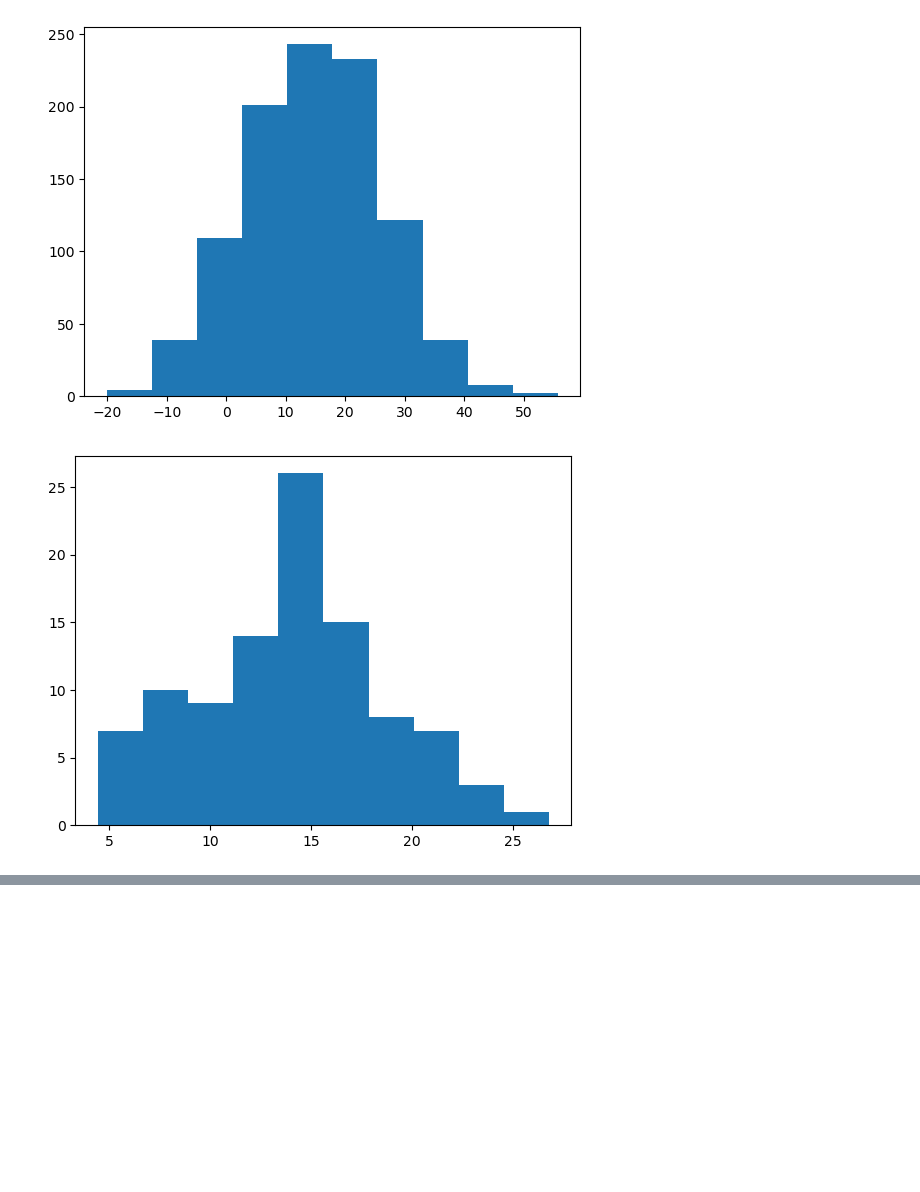
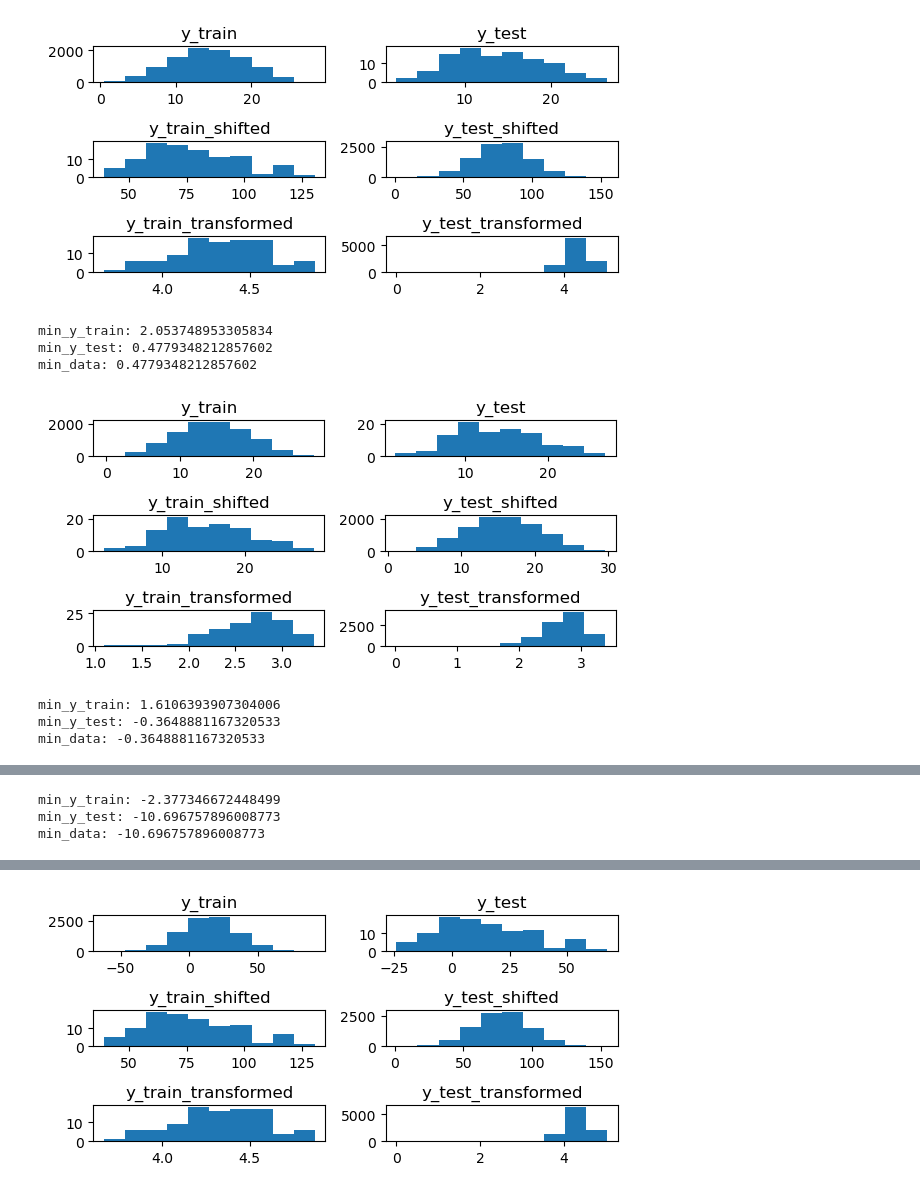
Before and after one commit to annegriddl/slds_stratification, a Jupyter notebook: Simulations/Experiments4 Final SetUp RF/data_transformations.ipynb, the cells around one changed output, grey strips where cells are left out. Drawn from its saved outputs; the diff is of its cells as text; code cells hidden in the pictures; blank space fills up the shorter version.

```diff
--- a/Simulations/Experiments4 Final SetUp RF/data_transformations.ipynb
+++ b/Simulations/Experiments4 Final SetUp RF/data_transformations.ipynb
@@ -33,6 +33,7 @@ min_y_test_log = min(y_test_log)
 print(min_y_test_log)
 
 # plot y_test
+fig, axs = plt.subplots(figsize=(3, 3))
 plt.hist(y_test_log)
 plt.show()
 # %% [output]
@@ -40,0 +67,13 @@ plt.show()
+# %%
+value_range_n_noise = []
+noise_levels = [0, 0.5, 5, 10, 20]
+
+for noise in noise_levels:
+    X_test, y_test = make_friedman1(n_samples=1000, n_features=10, noise=noise, random_state=1)
+    min_y_test = min(y_test)
+    max_y_test = max(y_test)
+    value_range_n_noise.append(max_y_test - min_y_test)
+    print(f" noise = {noise}, min_y_test = {min_y_test}, max_y_test = {max_y_test},  value_range = {max_y_test - min_y_test}")
+
+plt.plot(noise_levels, value_range_n_noise)
+plt.show()
@@ -43,31 +89,52 @@ Considering train and test data :
 # %%
-X_test, y_test = make_friedman1(n_samples=1000, n_features=10, noise=10, random_state=1)
-min_y_test = min(y_test)
+for noise in [0, 0.5, 5, 10, 20]:
+    fig, axs = plt.subplots(3, 2, figsize=(6, 3))
+    X_test, y_test = make_friedman1(n_samples=10000, n_features=10, noise=noise, random_state=1)
+    min_y_test = min(y_test)
 
-plt.hist(y_test)
-plt.show()
+    axs[0, 0].hist(y_test)
+    axs[0, 0].set_title('y_train')
 
+    X_train, y_train = make_friedman1(n_samples=100, n_features=10, noise=noise, random_state=2)
 
-X_train, y_train = make_friedman1(n_samples=100, n_features=10, noise=0.5, random_state=1)
+    axs[0, 1].hist(y_train)
+    axs[0, 1].set_title('y_test')
 
-plt.hist(y_train)
-plt.show()
+    min_y_train = min(y_train)
+    min_data = min(min_y_train, min_y_test)
 
-min_y_train= min(y_train)
-min_data = min(min_y_train, min_y_test)
+    if min_data < 0:
+        shifiting = abs(min_data) + 1.00000001
+        y_train_shifted = y_train + shifiting
+        y_test_shifted = y_test + shifiting
+        y_train_transformed = np.log(y_train_shifted)
+        y_test_transformed = np.log(y_test_shifted)
 
-if min_data < 0:
-    y_train_shifted = y_train + abs(min_data) + 1.00000001
-    y_test_shifted = y_test + abs(min_data) + 1.00000001
-    y_train_transformed = np.log(y_train_shifted)
-    y_test_transformed = np.log(y_test_shifted)
+    axs[1, 0].hist(y_train_shifted)
+    axs[1, 0].set_title('y_train_shifted')
 
+    axs[1, 1].hist(y_test_shifted)
+    axs[1, 1].set_title('y_test_shifted')
 
-plt.hist(y_train_shifted)
-plt.show()
+    # Add histograms of y_train_shifted and y_test_shifted to the grid
+    axs[2, 0].hist(y_train_transformed)
+    axs[2, 0].set_title('y_train_transformed')
 
-plt.hist(y_test_shifted)
-plt.show()
+    axs[2, 1].hist(y_test_transformed)
+    axs[2, 1].set_title('y_test_transformed')
+
+    plt.tight_layout()
+    plt.show()
+
+    print(f"min_y_train: {min_y_train}")
+    print(f"min_y_test: {min_y_test}")
+    print(f"min_data: {min_data}")
 # %% [output]
-[figure, old version]
+[figure, new version]
+min_y_train: 2.053748953305834
+min_y_test: 0.4779348212857602
+min_data: 0.4779348212857602
-[figure, old version]
+[figure, new version]
+min_y_train: 1.6106393907304006
+min_y_test: -0.3648881167320533
+min_data: -0.3648881167320533
@@ -74,0 +142,3 @@ plt.show()
+min_y_train: -2.377346672448499
+min_y_test: -10.696757896008773
+min_data: -10.696757896008773
@@ -75,0 +149 @@ plt.show()
+[figure, added]
```
Also changed, not shown: parts of 15 cells of this notebook, 1 other file.
